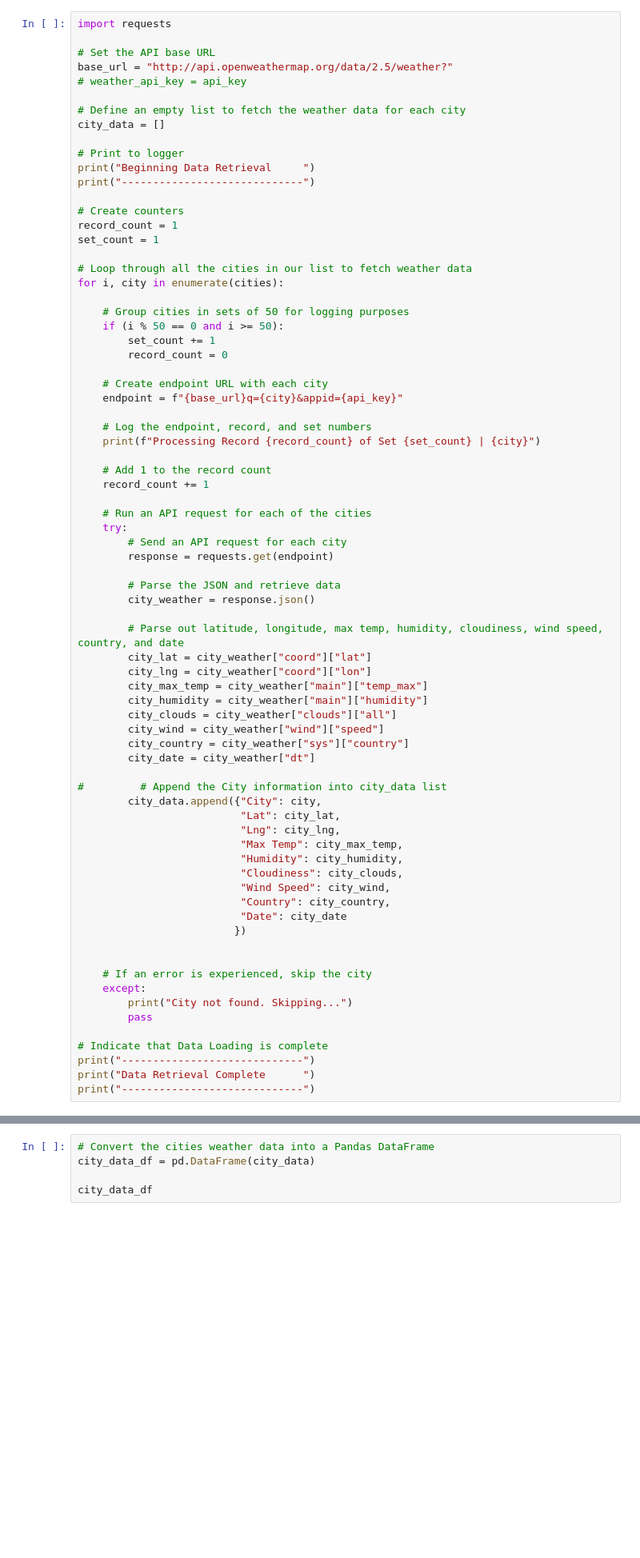
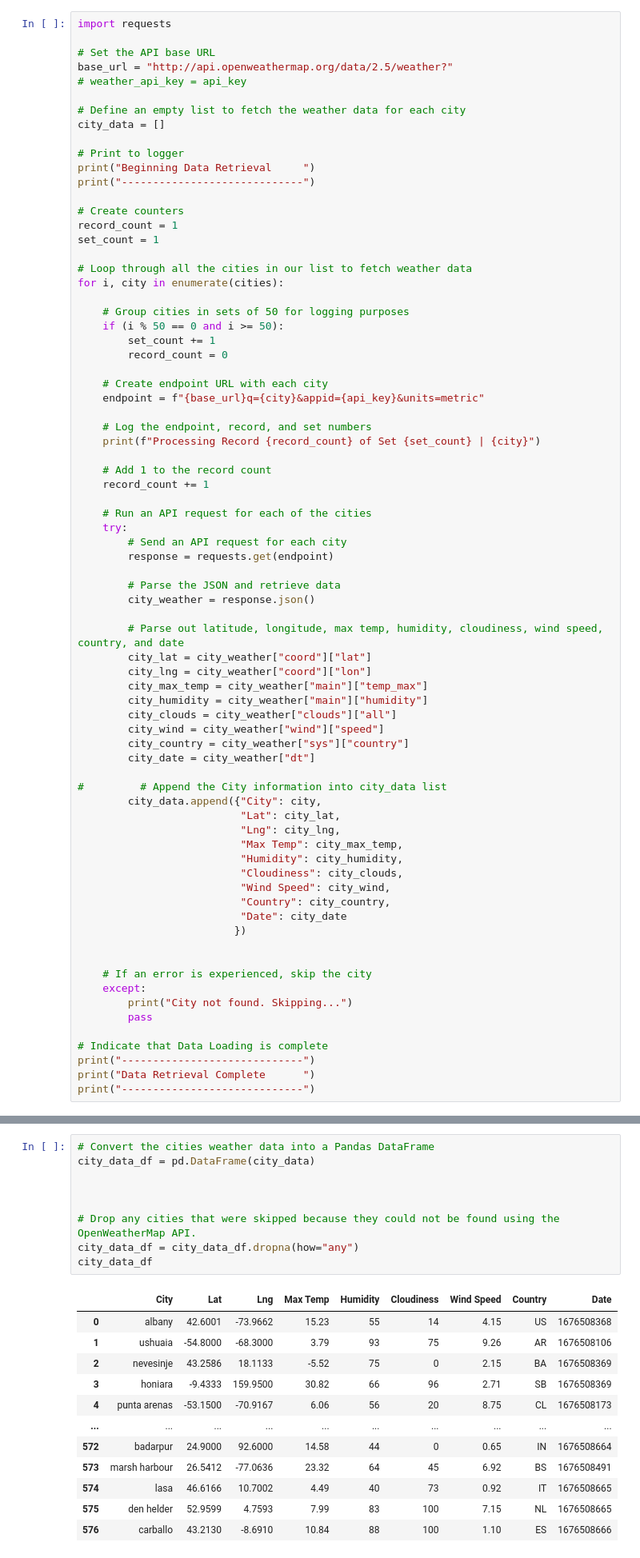
Before and after one commit to LPELLITTERI/Python_API_Challenge-, a Jupyter notebook: WeatherPy.ipynb, the cells around one changed output, grey strips where cells are left out. Shown at 80% size. Drawn from its saved outputs; the diff is of its cells as text; blank space fills up the shorter version.

```diff
--- a/WeatherPy.ipynb
+++ b/WeatherPy.ipynb
@@ -102,7 +102,7 @@ for i, city in enumerate(cities):
         record_count = 0
 
     # Create endpoint URL with each city
-    endpoint = f"{base_url}q={city}&appid={api_key}"
+    endpoint = f"{base_url}q={city}&appid={api_key}&units=metric"
 
     # Log the endpoint, record, and set numbers
     print(f"Processing Record {record_count} of Set {set_count} | {city}")
@@ -173,5 +191,22 @@ city_data
 # %%
 # Convert the cities weather data into a Pandas DataFrame
 city_data_df = pd.DataFrame(city_data)
 
+
+
+# Drop any cities that were skipped because they could not be found using the OpenWeatherMap API.
+city_data_df = city_data_df.dropna(how="any")
 city_data_df
+# %% [output]
+|  | City | Lat | Lng | Max Temp | Humidity | Cloudiness | Wind Speed | Country | Date |
+| 0 | albany | 42.6001 | -73.9662 | 15.23 | 55 | 14 | 4.15 | US | 1676508368 |
+| 1 | ushuaia | -54.8000 | -68.3000 | 3.79 | 93 | 75 | 9.26 | AR | 1676508106 |
+| 2 | nevesinje | 43.2586 | 18.1133 | -5.52 | 75 | 0 | 2.15 | BA | 1676508369 |
+| 3 | honiara | -9.4333 | 159.9500 | 30.82 | 66 | 96 | 2.71 | SB | 1676508369 |
+| 4 | punta arenas | -53.1500 | -70.9167 | 6.06 | 56 | 20 | 8.75 | CL | 1676508173 |
+| ... | ... | ... | ... | ... | ... | ... | ... | ... | ... |
+| 572 | badarpur | 24.9000 | 92.6000 | 14.58 | 44 | 0 | 0.65 | IN | 1676508664 |
+| 573 | marsh harbour | 26.5412 | -77.0636 | 23.32 | 64 | 45 | 6.92 | BS | 1676508491 |
+| 574 | lasa | 46.6166 | 10.7002 | 4.49 | 40 | 73 | 0.92 | IT | 1676508665 |
+| 575 | den helder | 52.9599 | 4.7593 | 7.99 | 83 | 100 | 7.15 | NL | 1676508665 |
+| 576 | carballo | 43.2130 | -8.6910 | 10.84 | 88 | 100 | 1.10 | ES | 1676508666 |
```
Also changed, not shown: parts of 31 cells of this notebook, 6 other files.
